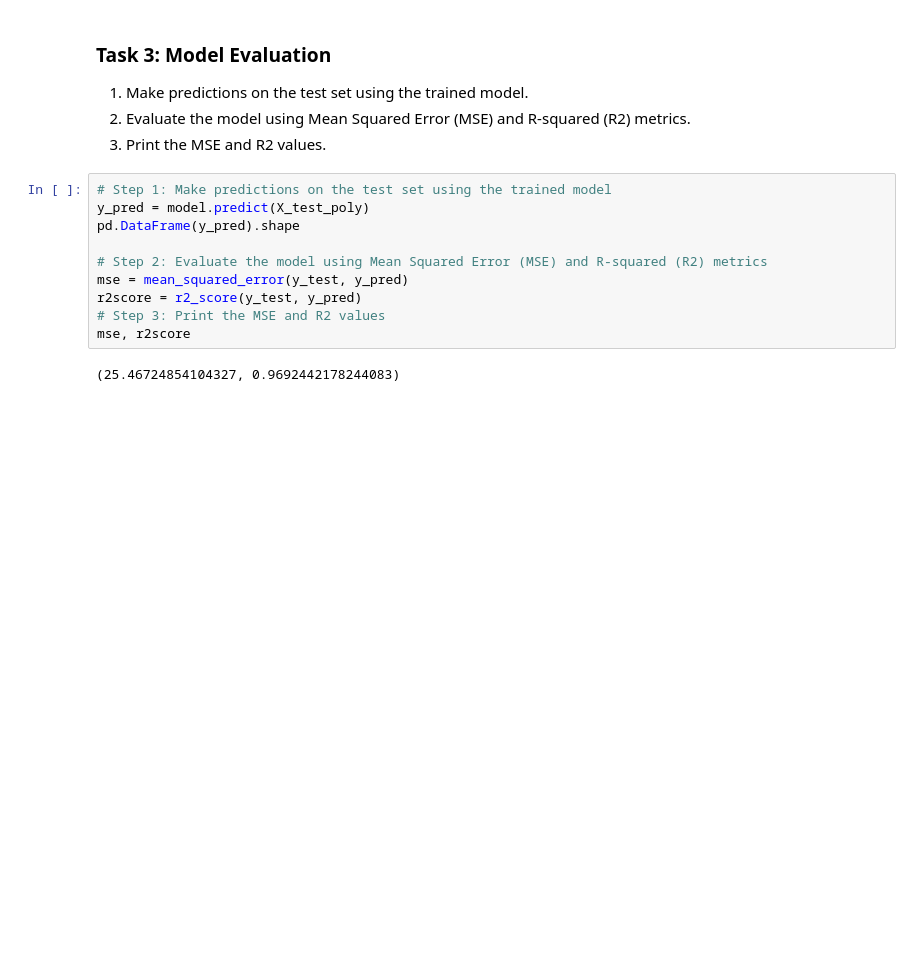
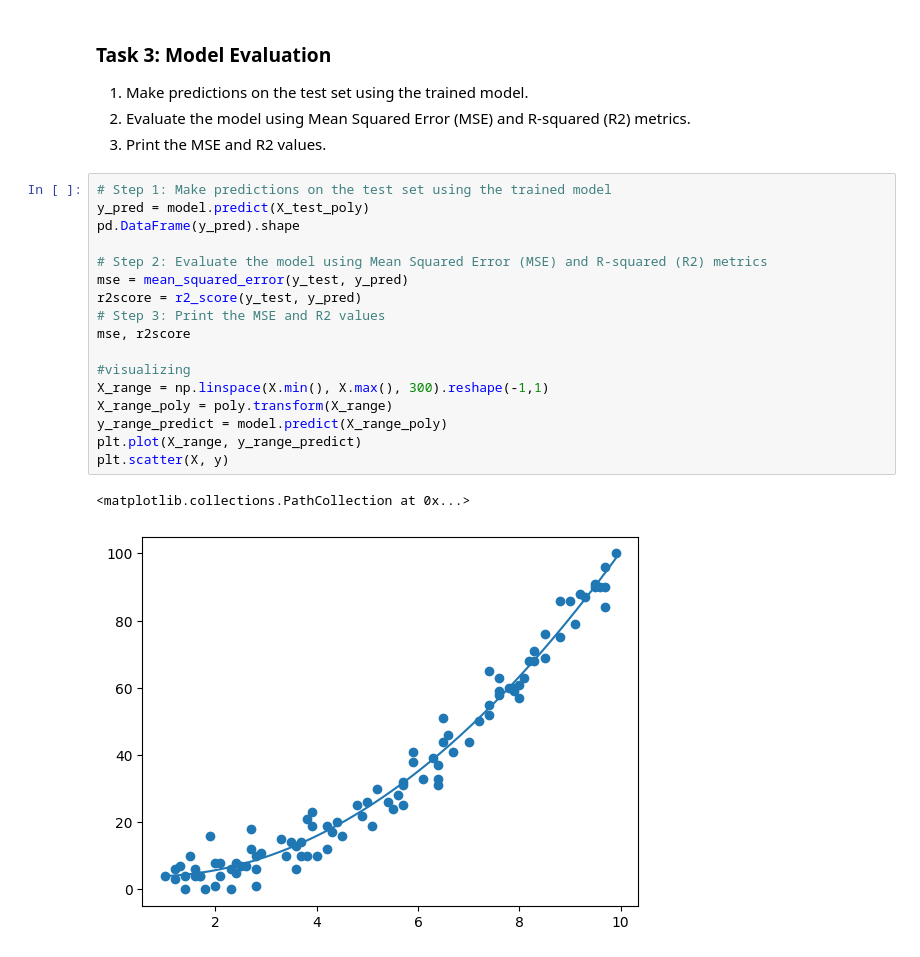
Before and after one commit to sameerdiwse/data-analysis-notebooks, a Jupyter notebook: ML_Polynomial_Exercise.ipynb, the cells around one changed output. Drawn from its saved outputs; the diff is of its cells as text; blank space fills up the shorter version.

Commit message:
Visualizing the plot

```diff
--- a/ML_Polynomial_Exercise.ipynb
+++ b/ML_Polynomial_Exercise.ipynb
@@ -88,12 +89,20 @@ model.coef_, model.intercept_
 # %%
 # Step 1: Make predictions on the test set using the trained model
 y_pred = model.predict(X_test_poly)
 pd.DataFrame(y_pred).shape
 
 # Step 2: Evaluate the model using Mean Squared Error (MSE) and R-squared (R2) metrics
 mse = mean_squared_error(y_test, y_pred)
 r2score = r2_score(y_test, y_pred)
 # Step 3: Print the MSE and R2 values
 mse, r2score
+
+#visualizing
+X_range = np.linspace(X.min(), X.max(), 300).reshape(-1,1)
+X_range_poly = poly.transform(X_range)
+y_range_predict = model.predict(X_range_poly)
+plt.plot(X_range, y_range_predict)
+plt.scatter(X, y)
 # %% [output]
-(25.46724854104327, 0.9692442178244083)
+<matplotlib.collections.PathCollection at 0x...>
+[figure, added]
```
Also changed, not shown: parts of 1 cell of this notebook.
